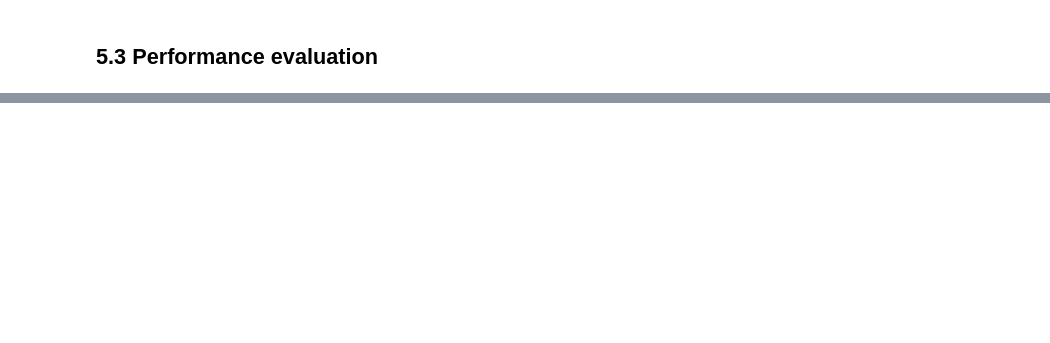
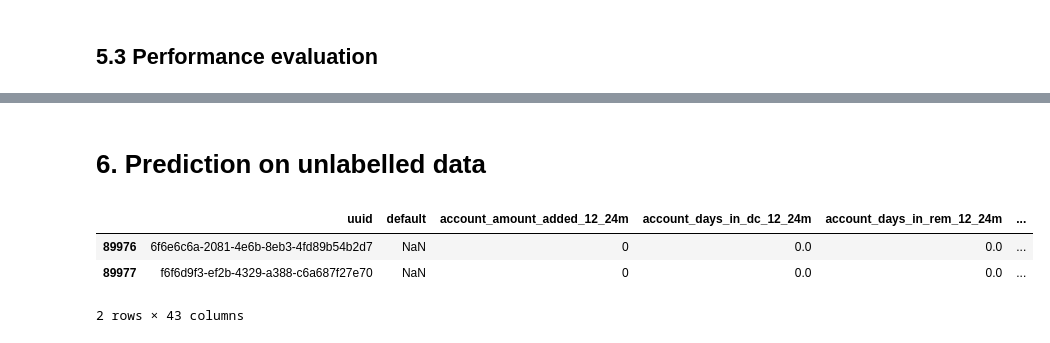
Before and after one commit to ema-0/default-predictor, a Jupyter notebook: notebooks/prototype.ipynb, the cells around one changed output, grey strips where cells are left out. Saved outputs shown, nothing was run; the diff lists cells and outputs as text; code cells hidden in the pictures; blank space fills up the shorter version.

```diff
--- a/notebooks/prototype.ipynb
+++ b/notebooks/prototype.ipynb
@@ -39,6 +39,6 @@ from keras import metrics
 # %%
-input_folder_path='./../data/'
-output_folder_path='./../lambda_default_predictor/trained_model/'
+data_folder_path='./../data/'
+model_folder_path='./../lambda_default_predictor/trained_model/'
 
 input_file_name = 'dataset.csv'
 output_file_name = 'predictions.csv'
@@ -45,7 +47,7 @@ output_file_name = 'predictions.csv'
 # %% [markdown]
 # 3. Data import
 # %%
-input_df = pd.read_csv(input_folder_path+input_file_name, sep=';')
+input_df = pd.read_csv(data_folder_path+input_file_name, sep=';')
 # %%
 input_df.head(2)
 # %% [output]
@@ -54,7 +56,7 @@ input_df.head(2)
 | 1 | 0e961183-8c15-4470-9a5e-07a1bd207661 | 0.0 | 0 | 0.0 | 0.0 | ... |
 2 rows × 43 columns
 # %%
-unlabelled_df = input_df[input_df.default.isna()].drop(columns=['default'])
+unlabelled_df = input_df[input_df.default.isna()]
 # %%
 df = input_df[input_df.default.notna()]
 # %%
@@ -295,0 +246,9 @@ sum(y_test)
+# %% [markdown]
+# 6. Prediction on unlabelled data
+# %%
+unlabelled_df.head(2)
+# %% [output]
+|  | uuid | default | account_amount_added_12_24m | account_days_in_dc_12_24m | account_days_in_rem_12_24m | ... |
+| 89976 | 6f6e6c6a-2081-4e6b-8eb3-4fd89b54b2d7 | NaN | 0 | 0.0 | 0.0 | ... |
+| 89977 | f6f6d9f3-ef2b-4329-a388-c6a687f27e70 | NaN | 0 | 0.0 | 0.0 | ... |
+2 rows × 43 columns
```
Also changed, not shown: parts of 56 cells of this notebook.
